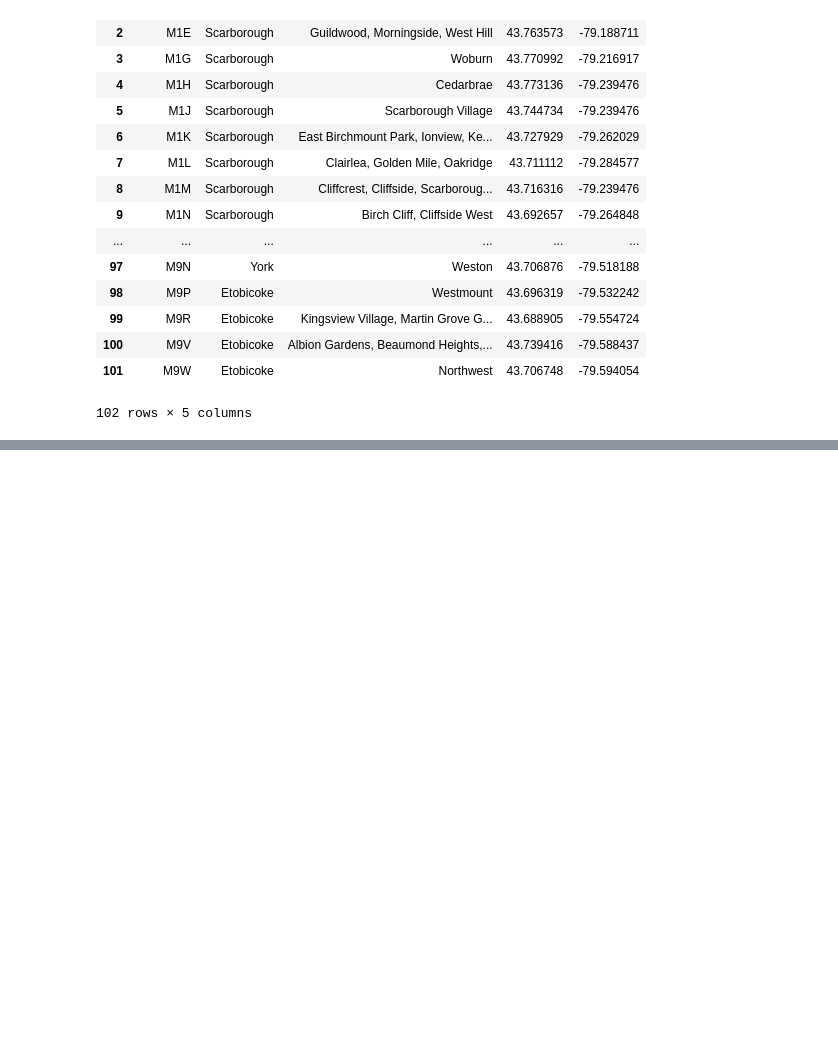
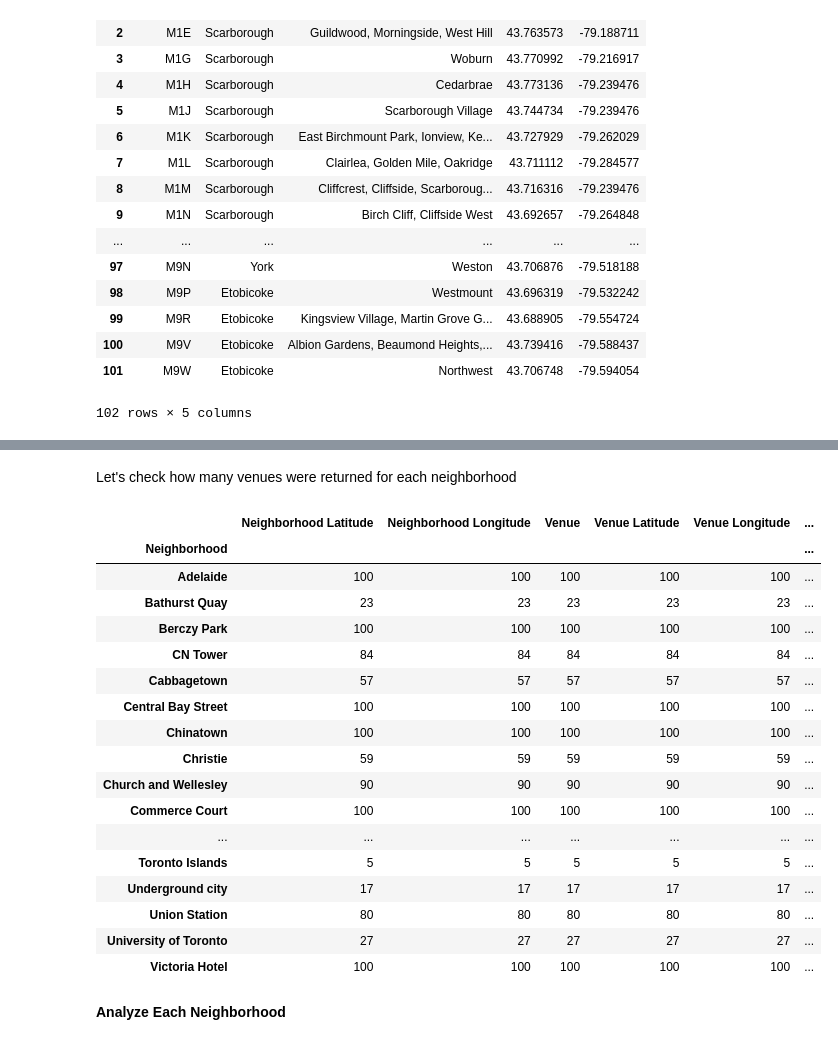
Before and after one commit to hungvm2/Coursera_Capstone, a Jupyter notebook: Segmenting_and_Clustering_Neighborhoods_in_Toronto.ipynb, the cells around one changed output, grey strips where cells are left out. Cells and saved outputs as stored; diff of their text form; code cells hidden in the pictures; blank space fills up the shorter version.

```diff
--- a/Segmenting_and_Clustering_Neighborhoods_in_Toronto.ipynb
+++ b/Segmenting_and_Clustering_Neighborhoods_in_Toronto.ipynb
@@ -123,0 +317,4 @@ df
+# %%
+downtown_nbh_df['Latitude'] = lat
+downtown_nbh_df['Longitude'] = lng
+downtown_nbh_df
@@ -123,0 +451,25 @@ df
+# %% [markdown]
+Let's check how many venues were returned for each neighborhood
+# %%
+toronto_venues.groupby('Neighborhood').count()
+# %% [output]
+|  | Neighborhood Latitude | Neighborhood Longitude | Venue | Venue Latitude | Venue Longitude | ... |
+| Neighborhood |  |  |  |  |  | ... |
+| Adelaide | 100 | 100 | 100 | 100 | 100 | ... |
+| Bathurst Quay | 23 | 23 | 23 | 23 | 23 | ... |
+| Berczy Park | 100 | 100 | 100 | 100 | 100 | ... |
+| CN Tower | 84 | 84 | 84 | 84 | 84 | ... |
+| Cabbagetown | 57 | 57 | 57 | 57 | 57 | ... |
+| Central Bay Street | 100 | 100 | 100 | 100 | 100 | ... |
+| Chinatown | 100 | 100 | 100 | 100 | 100 | ... |
+| Christie | 59 | 59 | 59 | 59 | 59 | ... |
+| Church and Wellesley | 90 | 90 | 90 | 90 | 90 | ... |
+| Commerce Court | 100 | 100 | 100 | 100 | 100 | ... |
+| ... | ... | ... | ... | ... | ... | ... |
+| Toronto Islands | 5 | 5 | 5 | 5 | 5 | ... |
+| Underground city | 17 | 17 | 17 | 17 | 17 | ... |
+| Union Station | 80 | 80 | 80 | 80 | 80 | ... |
+| University of Toronto | 27 | 27 | 27 | 27 | 27 | ... |
+| Victoria Hotel | 100 | 100 | 100 | 100 | 100 | ... |
+# %% [markdown]
+**Analyze Each Neighborhood**
```
Also changed, not shown: parts of 51 cells of this notebook.
